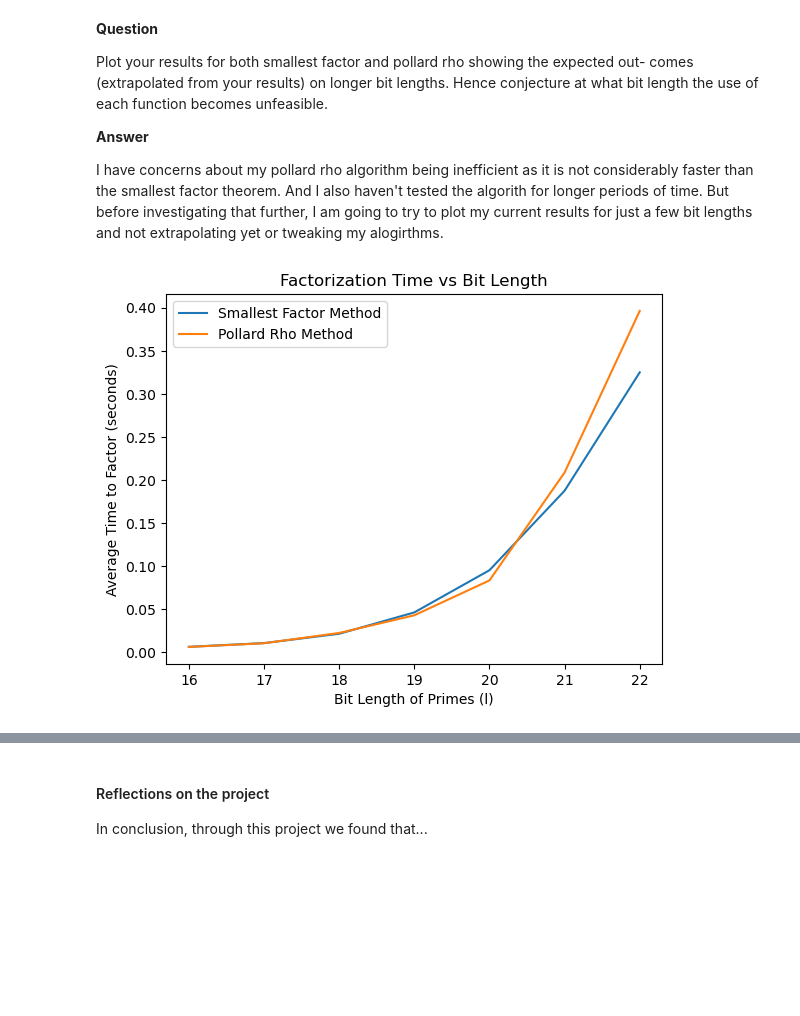
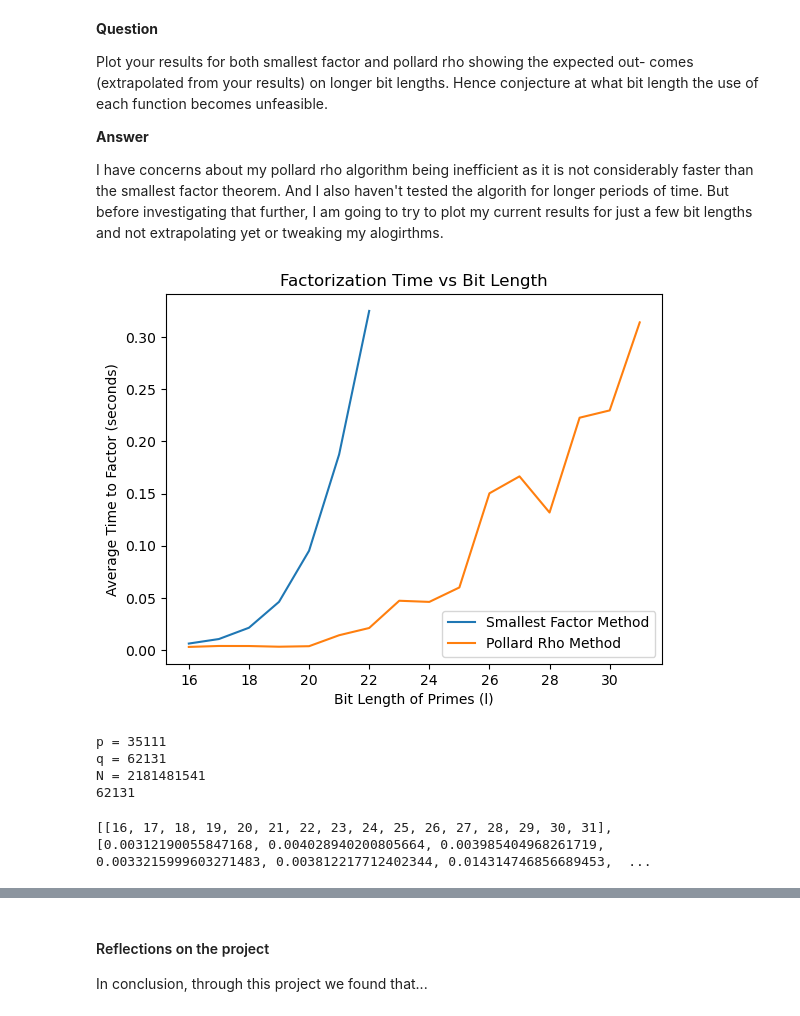
Before and after one commit to MattPygottCode/Group3, a Jupyter notebook: Hybrid Cryptography.ipynb, the cells around one changed output, grey strips where cells are left out. Saved outputs shown, nothing was run; the diff lists cells and outputs as text; code cells hidden in the pictures; blank space fills up the shorter version.

```diff
--- a/Hybrid Cryptography.ipynb
+++ b/Hybrid Cryptography.ipynb
@@ -353,0 +337,7 @@ print(smallest_factor_data)
+# %%
+# Generate data on pollard rho timings
+l = 16
+max_time = 0.5
+# max_time = 15 * 60  # 15 minutes in seconds
+smallest_factor_data = time_factorisation(l, max_time, smallest_factor)
+print(smallest_factor_data)
@@ -413,0 +399,7 @@ N = 3973454203
+# %%
+# Generate data on pollard rho version 1 timings
+l = 16
+max_time = 0.5
+# max_time = 15 * 60  # 15 minutes in seconds
+pollard_rho_data_v1 = time_factorisation(l, max_time, pollard_rho_v1)
+print(pollard_rho_data)
@@ -420,19 +414,22 @@ Plot your results for both smallest factor and pollard rho showing the expected
 
 I have concerns about my pollard rho algorithm being inefficient as it is not considerably faster than the smallest factor theorem. And I also haven't tested the algorith for longer periods of time. But before investigating that further, I am going to try to plot my current results for just a few bit lengths and not extrapolating yet or tweaking my alogirthms.
 # %%
-x1 = np.array(smallest_factor_data[0])
-y1 = np.array(smallest_factor_data[1])
+def plot_graphs(data1, data2):
+    x1 = np.array(data1[0])
+    y1 = np.array(data1[1])
 
-x2 = np.array(pollard_rho_data[0])
-y2 = np.array(pollard_rho_data[1])
+    x2 = np.array(data2[0])
+    y2 = np.array(data2[1])
 
-plt.plot(x, y, label='Smallest Factor Method')
-plt.plot(x2, y2, label='Pollard Rho Method')
+    plt.plot(x, y, label='Smallest Factor Method')
+    plt.plot(x2, y2, label='Pollard Rho Method')
 
-plt.title('Factorization Time vs Bit Length')
-plt.xlabel('Bit Length of Primes (l)')
-plt.ylabel('Average Time to Factor (seconds)')
-plt.legend()
-plt.show()
+    plt.title('Factorization Time vs Bit Length')
+    plt.xlabel('Bit Length of Primes (l)')
+    plt.ylabel('Average Time to Factor (seconds)')
+    plt.legend()
+    plt.show()
-# %% [output]
-[figure, removed]
+# %%
+plot_graphs(smallest_factor_data, pollard_rho_data_v1)
+# %% [output]
+[figure, added]
@@ -438,0 +460,24 @@ plt.show()
+# %%
+# Test whether the function works as intended
+# N = 78667
+p = random_prime(16)
+q = random_prime(16)
+N = p * q
+print("p =", p)
+print("q =", q)
+print("N =", N)
+print(pollard_rho_v2(N))
+# %% [output]
+p = 35111
+q = 62131
+N = 2181481541
+62131
+# %%
+# Generate data on pollard rho version 1 timings
+l = 16
+max_time = 0.1
+# max_time = 15 * 60  # 15 minutes in seconds
+pollard_rho_data_v2 = time_factorisation(l, max_time, pollard_rho_v2)
+print(pollard_rho_data)
+# %% [output]
+[[16, 17, 18, 19, 20, 21, 22, 23, 24, 25, 26, 27, 28, 29, 30, 31], [0.00312190055847168, 0.004028940200805664, 0.003985404968261719, 0.0033215999603271483, 0.003812217712402344, 0.014314746856689453,  ...
```
Also changed, not shown: parts of 11 cells of this notebook.
